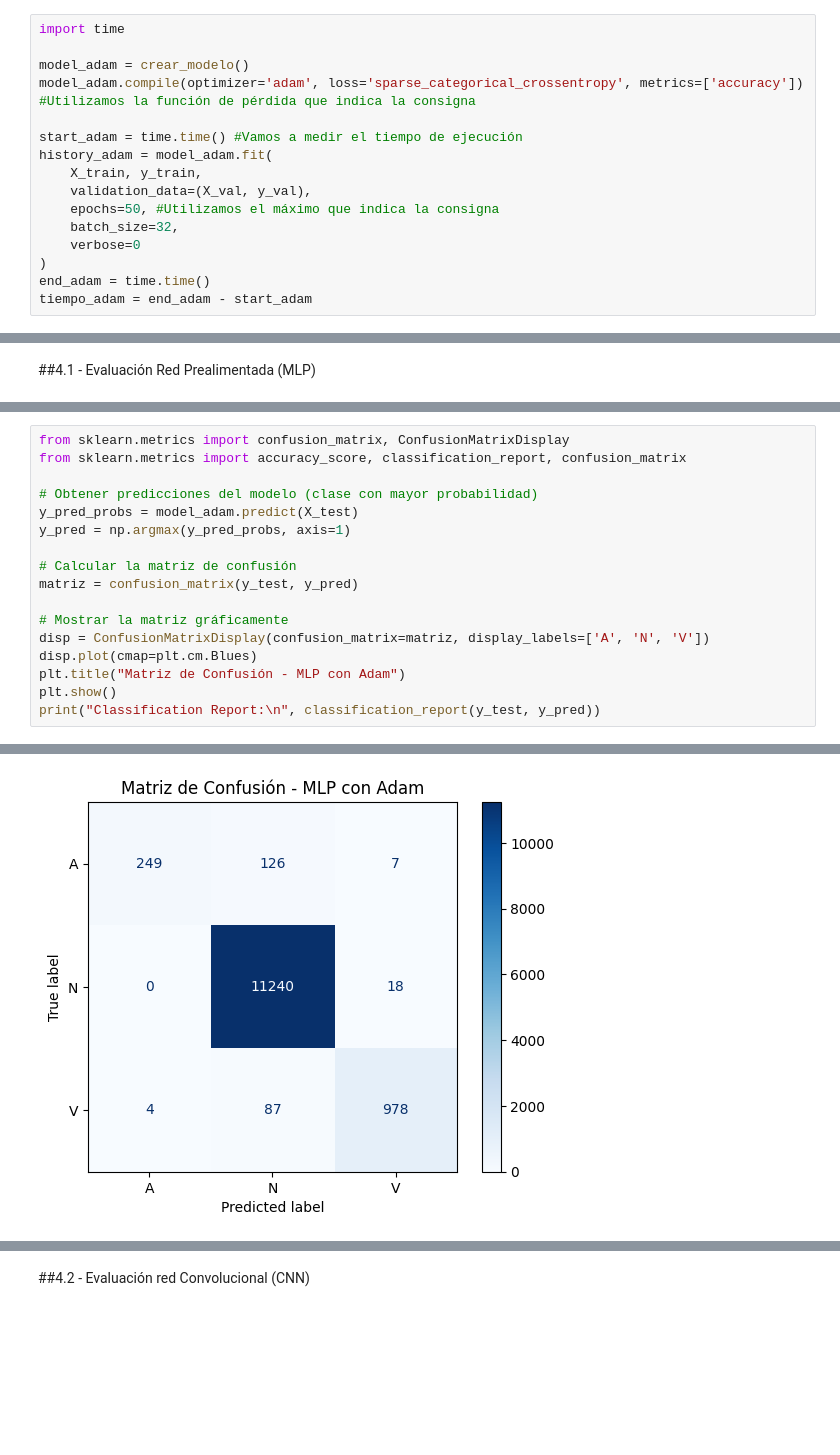
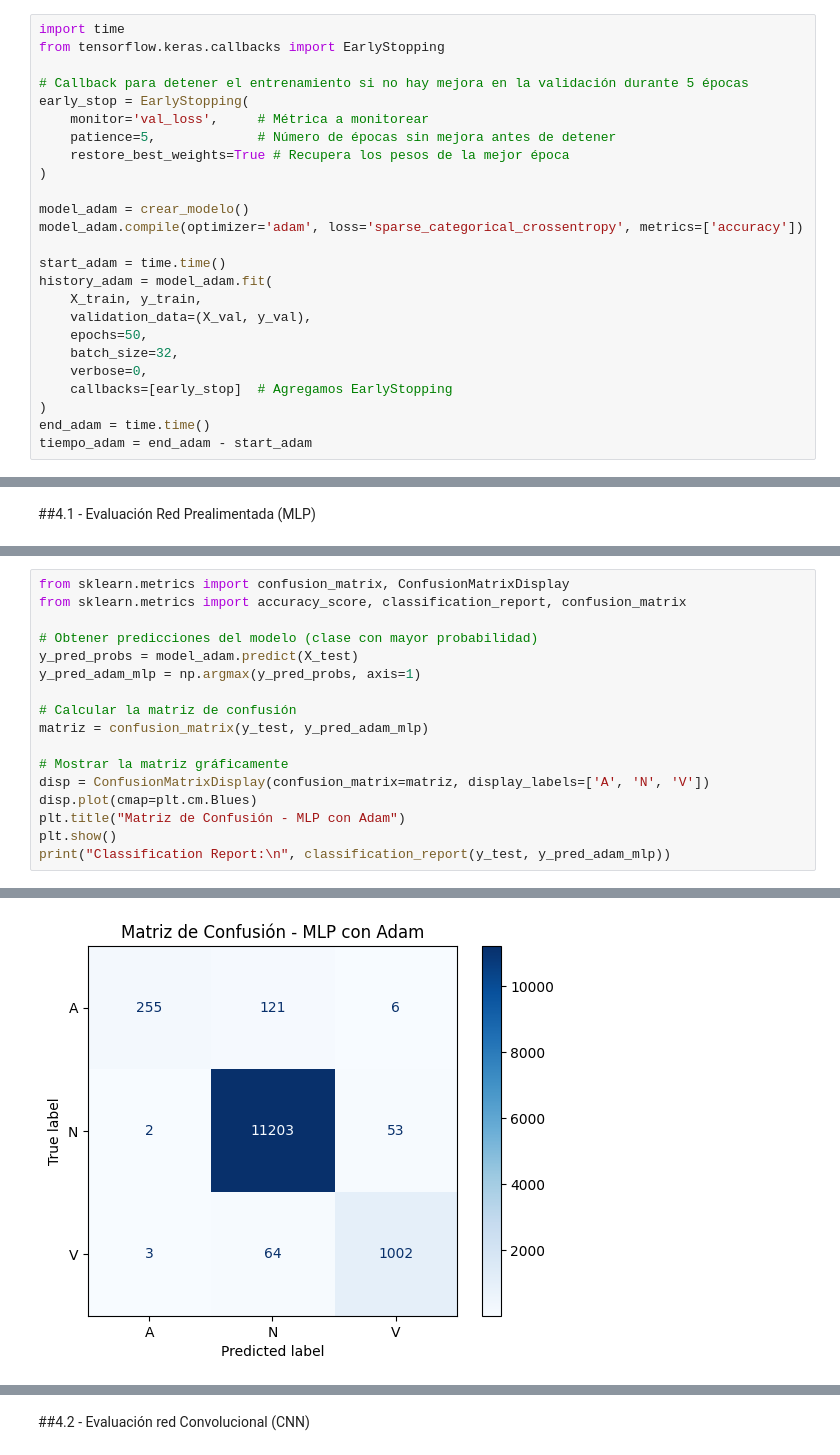
Before and after one commit to analiacuracaram/UGR_DeepLearning, a Jupyter notebook: Trabajo_Practico_N1_Aprendizaje_Profundo.ipynb, the cells around one changed output, grey strips where cells are left out. Saved outputs shown, nothing was run; the diff lists cells and outputs as text; blank space fills up the shorter version.

```diff
--- a/Trabajo_Practico_N1_Aprendizaje_Profundo.ipynb
+++ b/Trabajo_Practico_N1_Aprendizaje_Profundo.ipynb
@@ -264,16 +302,25 @@ https://keras.io/api/optimizers/sgd/
 # %%
 import time
+from tensorflow.keras.callbacks import EarlyStopping
+
+# Callback para detener el entrenamiento si no hay mejora en la validación durante 5 épocas
+early_stop = EarlyStopping(
+    monitor='val_loss',     # Métrica a monitorear
+    patience=5,             # Número de épocas sin mejora antes de detener
+    restore_best_weights=True # Recupera los pesos de la mejor época
+)
 
 model_adam = crear_modelo()
-model_adam.compile(optimizer='adam', loss='sparse_categorical_crossentropy', metrics=['accuracy']) #Utilizamos la función de pérdida que indica la consigna
+model_adam.compile(optimizer='adam', loss='sparse_categorical_crossentropy', metrics=['accuracy'])
 
-start_adam = time.time() #Vamos a medir el tiempo de ejecución
+start_adam = time.time()
 history_adam = model_adam.fit(
     X_train, y_train,
     validation_data=(X_val, y_val),
-    epochs=50, #Utilizamos el máximo que indica la consigna
+    epochs=50,
     batch_size=32,
-    verbose=0
+    verbose=0,
+    callbacks=[early_stop]  # Agregamos EarlyStopping
 )
 end_adam = time.time()
 tiempo_adam = end_adam - start_adam
@@ -395,23 +474,23 @@ Tiempo de entrenamiento con Adam: 362.94 segundos
 # %%
 from sklearn.metrics import confusion_matrix, ConfusionMatrixDisplay
 from sklearn.metrics import accuracy_score, classification_report, confusion_matrix
 
 # Obtener predicciones del modelo (clase con mayor probabilidad)
 y_pred_probs = model_adam.predict(X_test)
-y_pred = np.argmax(y_pred_probs, axis=1)
+y_pred_adam_mlp = np.argmax(y_pred_probs, axis=1)
 
 # Calcular la matriz de confusión
-matriz = confusion_matrix(y_test, y_pred)
+matriz = confusion_matrix(y_test, y_pred_adam_mlp)
 
 # Mostrar la matriz gráficamente
 disp = ConfusionMatrixDisplay(confusion_matrix=matriz, display_labels=['A', 'N', 'V'])
 disp.plot(cmap=plt.cm.Blues)
 plt.title("Matriz de Confusión - MLP con Adam")
 plt.show()
-print("Classification Report:\n", classification_report(y_test, y_pred))
+print("Classification Report:\n", classification_report(y_test, y_pred_adam_mlp))
 # %% [output]
 398/398 ━━━━━━━━━━━━━━━━━━━━ 1s 2ms/step
-[figure, old version]
+[figure, new version]
 Classification Report:
                precision    recall  f1-score   support
 
```
Also changed, not shown: parts of 37 cells of this notebook.
